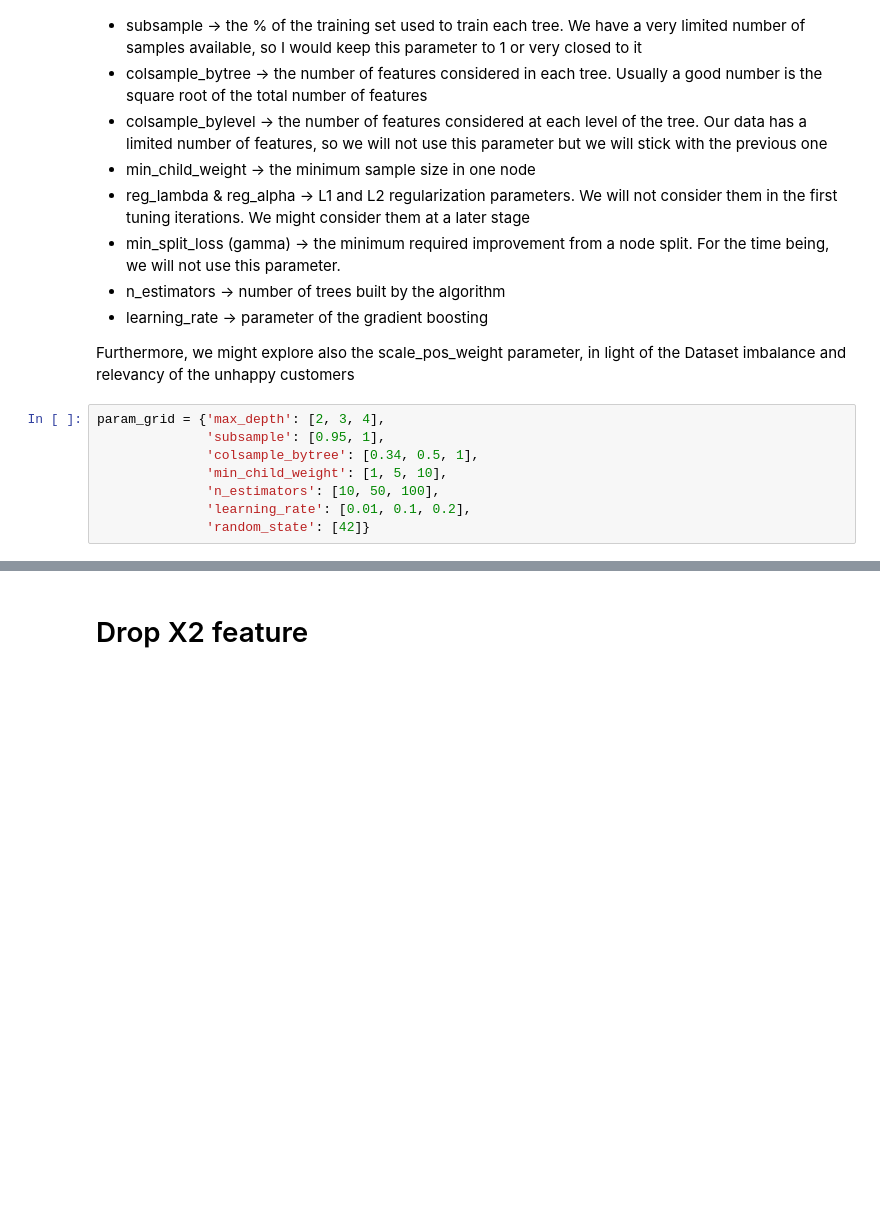
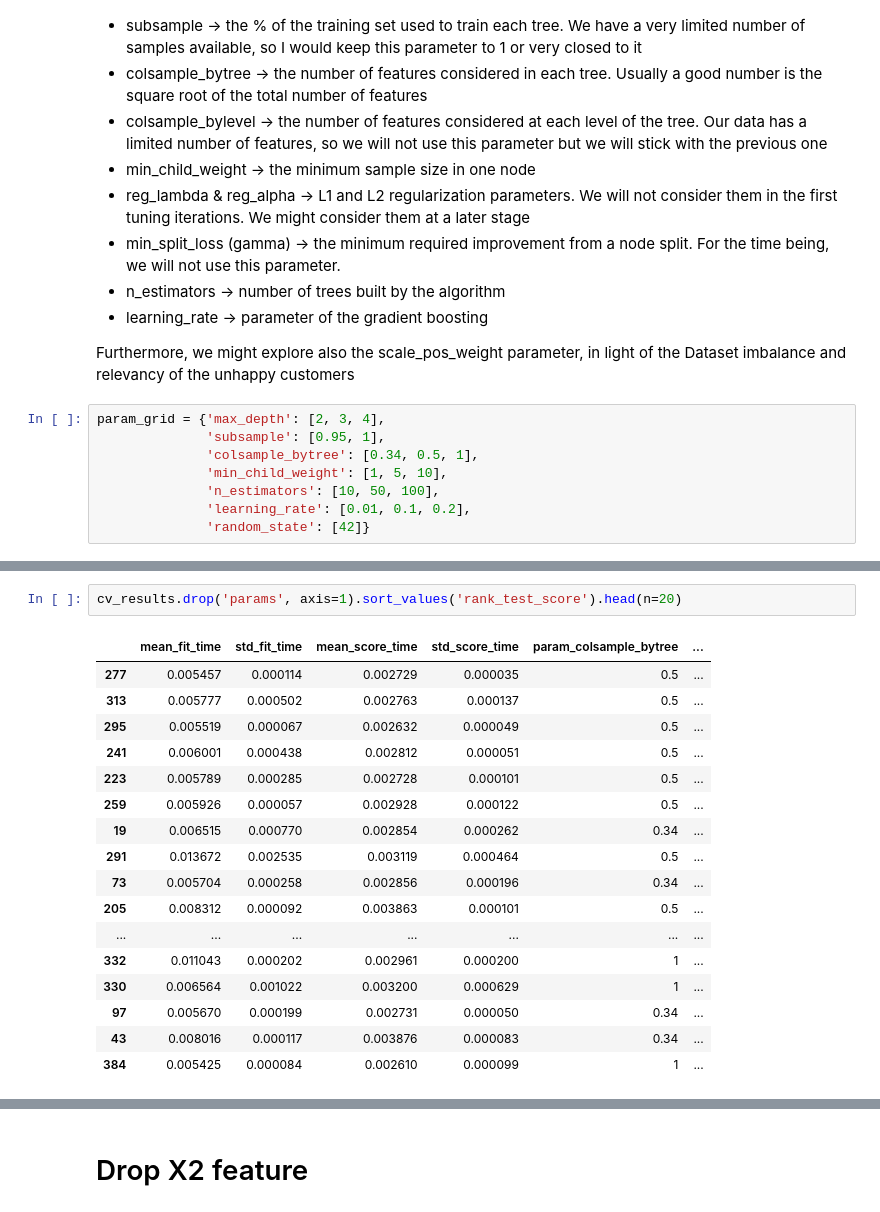
Before and after one commit to Ilvecho/Happy-Customers, a Jupyter notebook: Notebook_for_dev.ipynb, the cells around one changed output, grey strips where cells are left out. Saved outputs shown, nothing was run; the diff lists cells and outputs as text; blank space fills up the shorter version.

```diff
--- a/Notebook_for_dev.ipynb
+++ b/Notebook_for_dev.ipynb
@@ -550,0 +533,20 @@ cv_results = pd.DataFrame.from_dict(clf.cv_results_)
+# %%
+cv_results.drop('params', axis=1).sort_values('rank_test_score').head(n=20)
+# %% [output]
+|  | mean_fit_time | std_fit_time | mean_score_time | std_score_time | param_colsample_bytree | ... |
+| 277 | 0.005457 | 0.000114 | 0.002729 | 0.000035 | 0.5 | ... |
+| 313 | 0.005777 | 0.000502 | 0.002763 | 0.000137 | 0.5 | ... |
+| 295 | 0.005519 | 0.000067 | 0.002632 | 0.000049 | 0.5 | ... |
+| 241 | 0.006001 | 0.000438 | 0.002812 | 0.000051 | 0.5 | ... |
+| 223 | 0.005789 | 0.000285 | 0.002728 | 0.000101 | 0.5 | ... |
+| 259 | 0.005926 | 0.000057 | 0.002928 | 0.000122 | 0.5 | ... |
+| 19 | 0.006515 | 0.000770 | 0.002854 | 0.000262 | 0.34 | ... |
+| 291 | 0.013672 | 0.002535 | 0.003119 | 0.000464 | 0.5 | ... |
+| 73 | 0.005704 | 0.000258 | 0.002856 | 0.000196 | 0.34 | ... |
+| 205 | 0.008312 | 0.000092 | 0.003863 | 0.000101 | 0.5 | ... |
+| ... | ... | ... | ... | ... | ... | ... |
+| 332 | 0.011043 | 0.000202 | 0.002961 | 0.000200 | 1 | ... |
+| 330 | 0.006564 | 0.001022 | 0.003200 | 0.000629 | 1 | ... |
+| 97 | 0.005670 | 0.000199 | 0.002731 | 0.000050 | 0.34 | ... |
+| 43 | 0.008016 | 0.000117 | 0.003876 | 0.000083 | 0.34 | ... |
+| 384 | 0.005425 | 0.000084 | 0.002610 | 0.000099 | 1 | ... |
```
Also changed, not shown: parts of 19 cells of this notebook.
